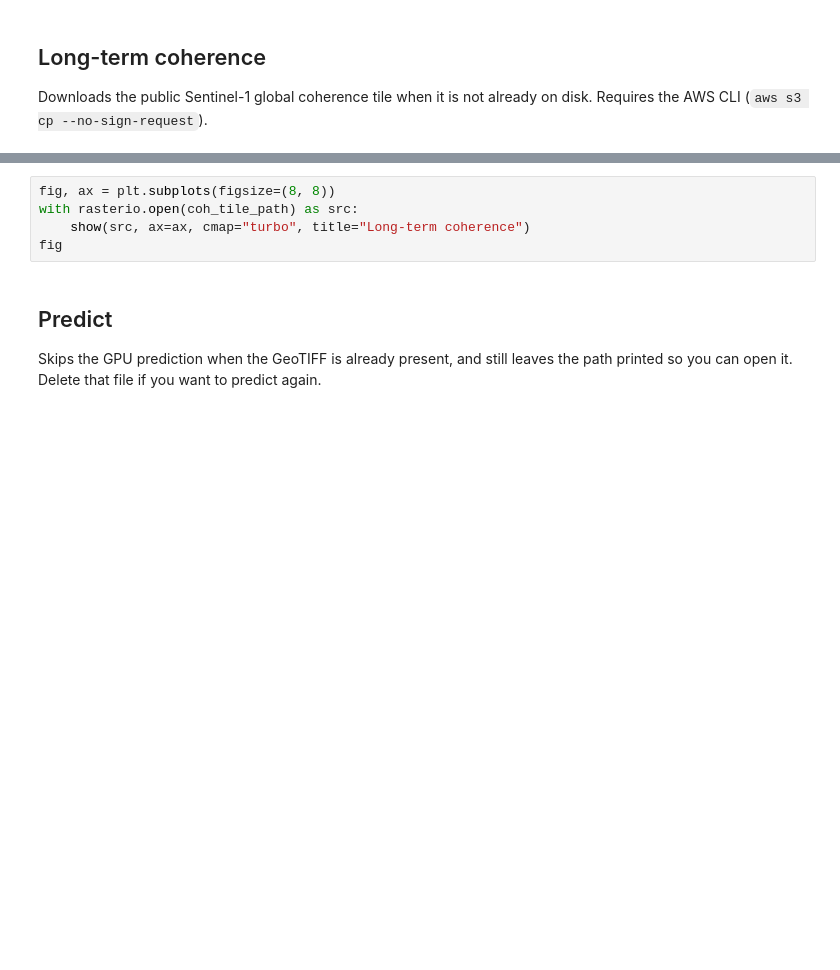
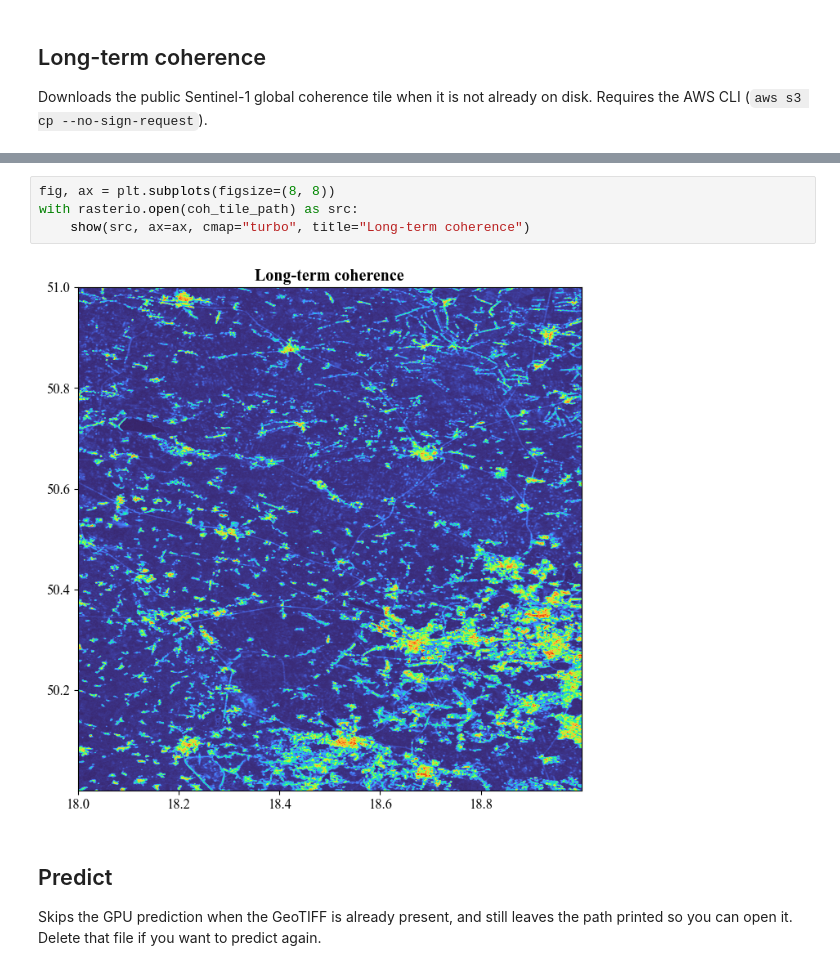
Before and after one commit to dominika-malinowska/PredictPS, a Jupyter notebook: src/ps_density/pipeline/notebooks/predict_region.ipynb, the cells around one changed output, grey strips where cells are left out. Saved outputs shown, nothing was run; the diff lists cells and outputs as text; blank space fills up the shorter version.

```diff
--- a/src/ps_density/pipeline/notebooks/predict_region.ipynb
+++ b/src/ps_density/pipeline/notebooks/predict_region.ipynb
@@ -165,8 +182,9 @@ else:
 # %%
 fig, ax = plt.subplots(figsize=(8, 8))
 with rasterio.open(coh_tile_path) as src:
     show(src, ax=ax, cmap="turbo", title="Long-term coherence")
-fig
+# %% [output]
+[figure, added]
 # %% [markdown]
 ## Predict
 
```
Also changed, not shown: parts of 6 cells of this notebook, 9 other files.
